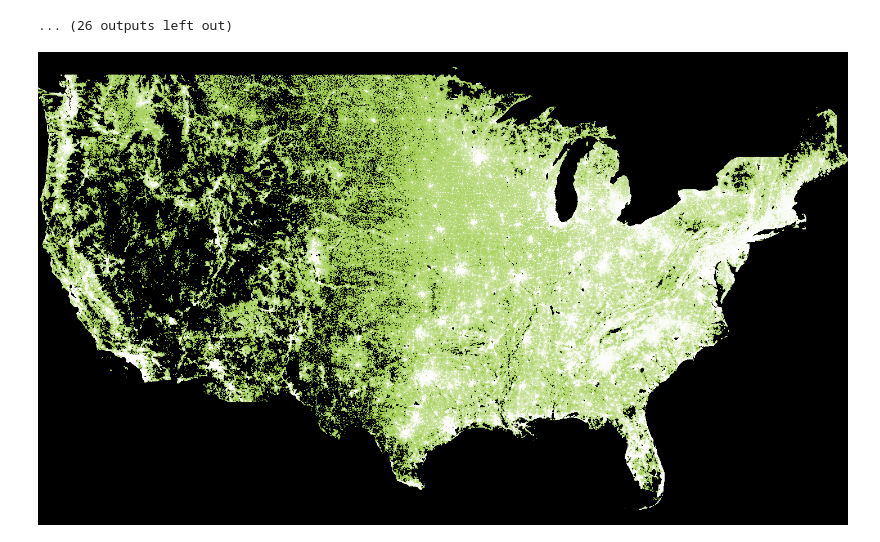
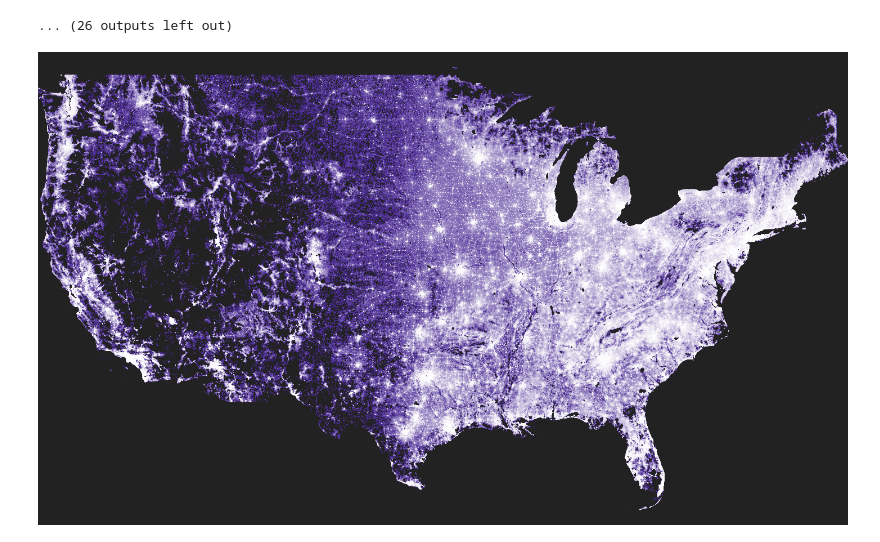
Before and after one commit to Quansight/demo-dashboards, a Jupyter notebook: census/census.ipynb, the cells around one changed output. Saved outputs shown, nothing was run; the diff lists cells and outputs as text; code cells hidden in the pictures.

Commit message:
new colors and background colors

```diff
--- a/census/census.ipynb
+++ b/census/census.ipynb
@@ -39,10 +39,11 @@ plot_height = int(plot_width*7.0/12)
 cvs = ds.Canvas(plot_width, plot_height, *webm(*USA))
 agg = cvs.points(df, 'easting', 'northing')
 # %%
-violet = "#452392"
 plum = "#A43A8F"
 green = "#99C941"
-
+blue_magenta = "#452392"
+violet = "#A183E6"
+cyan = "#74D6E5"
 
 def hex_to_RGB(hex):
     return [int(hex[i:i+2], 16) for i in range(1,6,2)]
@@ -77,9 +78,12 @@ def color_scale(from_hex, to_hex, n=10):
 
 # we generate 48 shades from one brand color to some white
 # In the version from 2021 08 30, we used to keep only the 20 first shades but the result is too dark.
-violet_shades = color_scale(violet, "#FFFFFF", 48)
 plum_shades = color_scale(plum, "#FFFFFF", 48)
 green_shades = color_scale(green, "#FFFFFF", 48)
+blue_magenta_shades = color_scale(blue_magenta, "#FFFFFF", 48)
+violet_shades = color_scale(violet, "#FFFFFF", 48)
+cyan_shades = color_scale(cyan, "#FFFFFF", 48)
+
 
 # Let's make the green scale have a gap to distinguish better the dark and light areas
 green_shades = green_shades[0:30] + green_shades[40:]
@@ -106,15 +110,27 @@ def make_plot(agg, color_shades, bg_color="black"):
     plot = tf.set_background(plot, bg_color)
     return plot
 
-
-violet_plot = make_plot(agg, violet_shades)
-plum_plot = make_plot(agg, plum_shades)
-green_plot = make_plot(agg, green_shades)
+export_fn = partial(export_image, export_path="export_20220602")
 # %%
-export_fn = partial(export_image, background = 'black', export_path="export")
+
+for bg_color in ['#26086B'] + [ "#"+f'{i}'*6 for i in range(1, 3) ]:
+
+    plum_plot = make_plot(agg, plum_shades, bg_color=bg_color)
+    export_fn(plum_plot, f"census_plum_bg{bg_color[1:]}")
+
+    green_plot = make_plot(agg, green_shades, bg_color=bg_color)
+    export_fn(green_plot, f"census_green_bg{bg_color[1:]}")
+
+    violet_plot = make_plot(agg, violet_shades, bg_color=bg_color)
+    export_fn(violet_plot, f"census_violet_bg{bg_color[1:]}")
+
+    cyan_plot = make_plot(agg, cyan_shades, bg_color=bg_color)
+    export_fn(cyan_plot, f"census_cyan_bg{bg_color[1:]}")
+
+for bg_color in ['#000E48'] + [ "#"+f'{i}'*6 for i in range(1, 3) ]:
+    blue_magenta_plot = make_plot(agg, blue_magenta_shades, bg_color=bg_color)
+    export_fn(blue_magenta_plot, f"census_blue_magenta_bg{bg_color[1:]}")
 # %%
-export_fn(violet_plot,"cencus_violet")
-export_fn(plum_plot,"cencus_plum")
-export_fn(green_plot,"cencus_green")
+blue_magenta_plot
 # %% [output]
-[figure, old version]
+[figure, new version]
```
Also changed, not shown: 22 other files.
